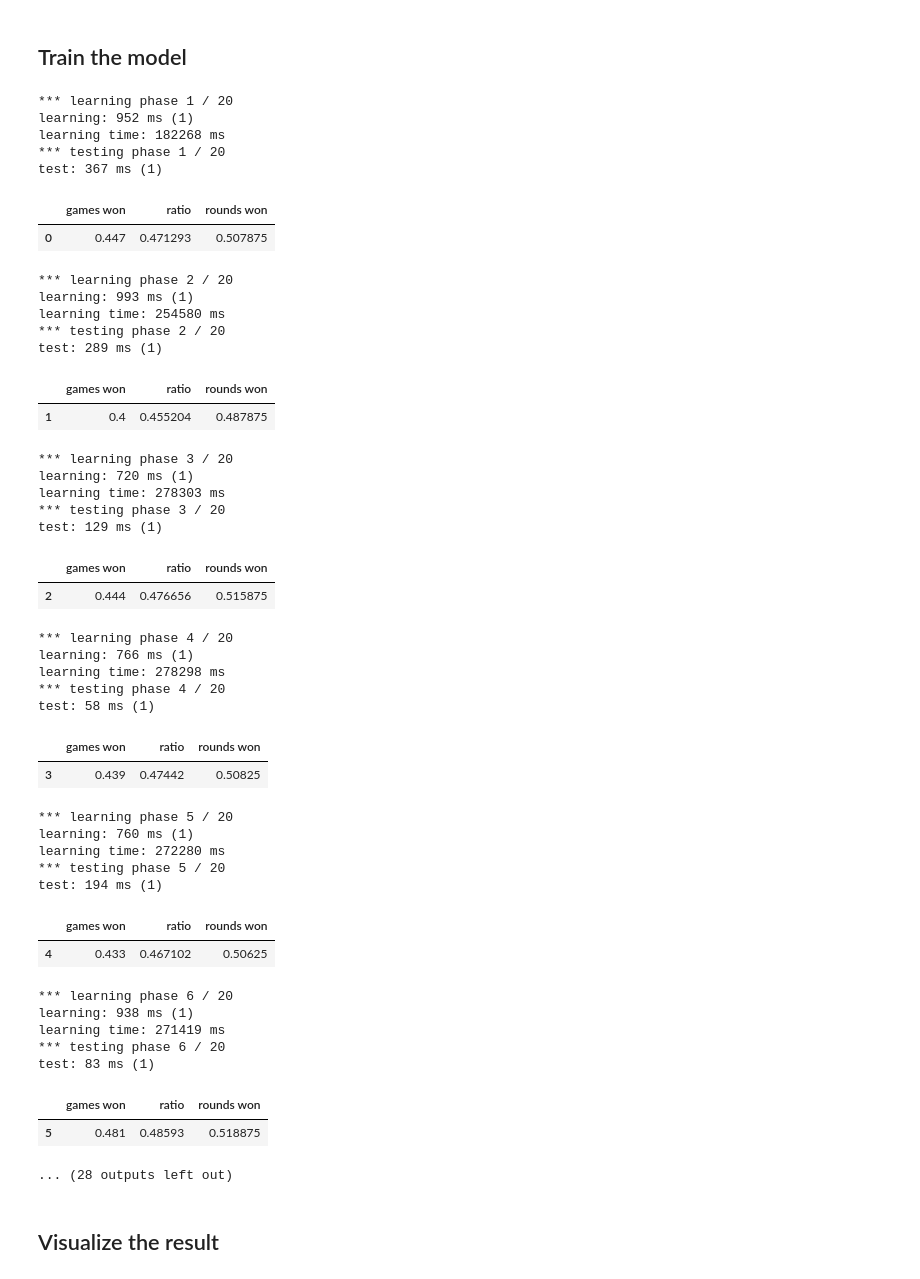
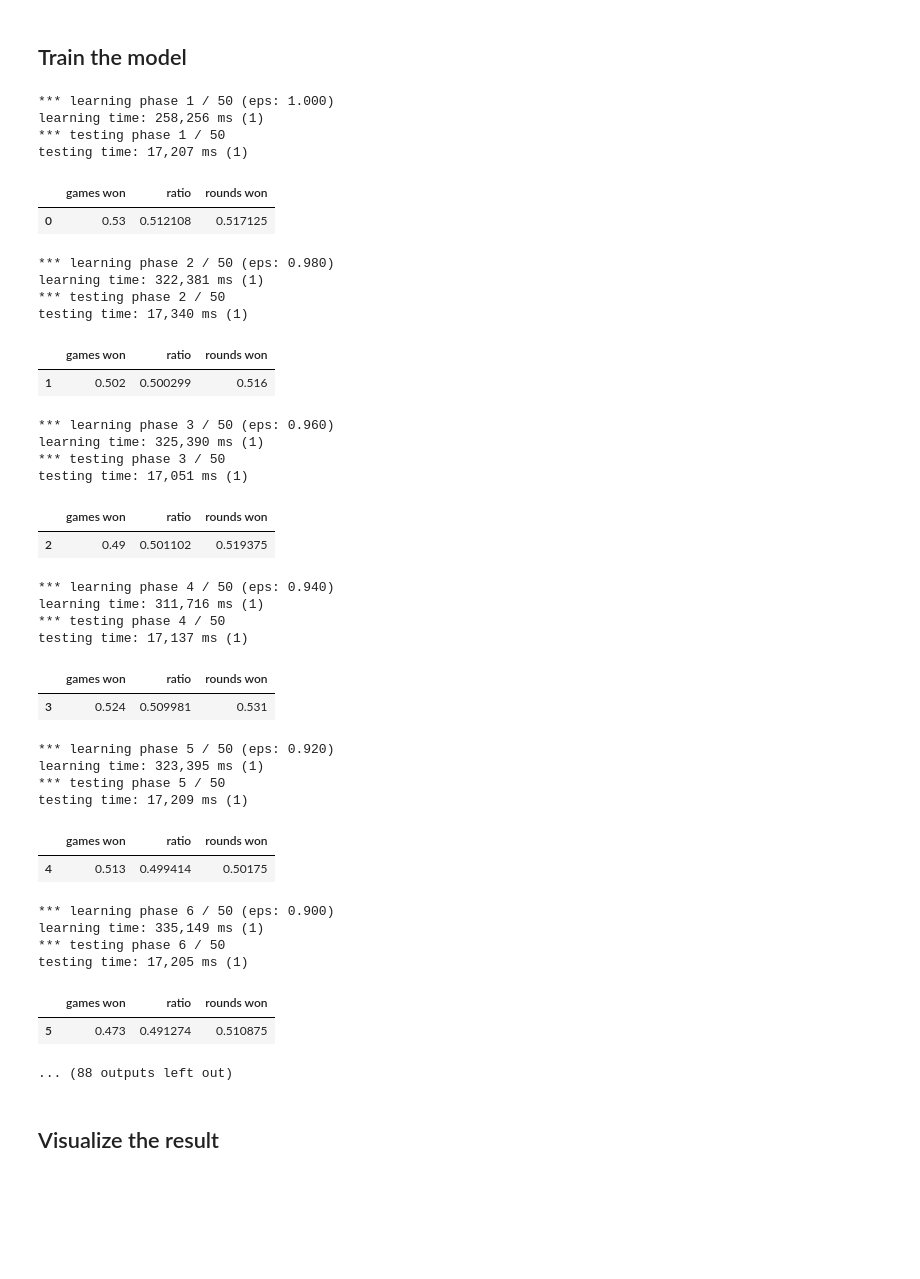
Before and after one commit to pajai/JassBot-Reinforcement-Learning, a Jupyter notebook: Reinforcement Learning - Jass.ipynb, the cells around one changed output. Drawn from its saved outputs; the diff is of its cells as text; code cells hidden in the pictures; blank space fills up the shorter version.

```diff
--- a/Reinforcement Learning - Jass.ipynb
+++ b/Reinforcement Learning - Jass.ipynb
@@ -19,7 +19,7 @@ from jassbot.utils.Logger import *
 
 %matplotlib inline
 
-nb_simulations = 20
+nb_simulations = 50
 nb_epochs = 1000
 nb_test_runs = 1000
 # %% [output]
@@ -35,53 +34,47 @@ epsilon = 1
 # %%
 state = init()
 
-train_and_test(model, state, stats, nb_simulations, nb_epochs, nb_test_runs, epsilon)
+stats = train_and_test(model, state, nb_simulations, nb_epochs, nb_test_runs, epsilon)
 
 #stats.to_csv('data/%s-stats.csv', now_as_string())
 # %% [output]
-*** learning phase 1 / 20
-learning: 952 ms (1)
-learning time: 182268 ms
-*** testing phase 1 / 20
-test: 367 ms (1)
+*** learning phase 1 / 50 (eps: 1.000)
+learning time: 258,256 ms (1)
+*** testing phase 1 / 50
+testing time: 17,207 ms (1)
 |  | games won | ratio | rounds won |
-| 0 | 0.447 | 0.471293 | 0.507875 |
+| 0 | 0.53 | 0.512108 | 0.517125 |
-*** learning phase 2 / 20
-learning: 993 ms (1)
-learning time: 254580 ms
-*** testing phase 2 / 20
-test: 289 ms (1)
+*** learning phase 2 / 50 (eps: 0.980)
+learning time: 322,381 ms (1)
+*** testing phase 2 / 50
+testing time: 17,340 ms (1)
 |  | games won | ratio | rounds won |
-| 1 | 0.4 | 0.455204 | 0.487875 |
+| 1 | 0.502 | 0.500299 | 0.516 |
-*** learning phase 3 / 20
-learning: 720 ms (1)
-learning time: 278303 ms
-*** testing phase 3 / 20
-test: 129 ms (1)
+*** learning phase 3 / 50 (eps: 0.960)
+learning time: 325,390 ms (1)
+*** testing phase 3 / 50
+testing time: 17,051 ms (1)
 |  | games won | ratio | rounds won |
-| 2 | 0.444 | 0.476656 | 0.515875 |
+| 2 | 0.49 | 0.501102 | 0.519375 |
-*** learning phase 4 / 20
-learning: 766 ms (1)
-learning time: 278298 ms
-*** testing phase 4 / 20
-test: 58 ms (1)
+*** learning phase 4 / 50 (eps: 0.940)
+learning time: 311,716 ms (1)
+*** testing phase 4 / 50
+testing time: 17,137 ms (1)
 |  | games won | ratio | rounds won |
-| 3 | 0.439 | 0.47442 | 0.50825 |
+| 3 | 0.524 | 0.509981 | 0.531 |
-*** learning phase 5 / 20
-learning: 760 ms (1)
-learning time: 272280 ms
-*** testing phase 5 / 20
-test: 194 ms (1)
+*** learning phase 5 / 50 (eps: 0.920)
+learning time: 323,395 ms (1)
+*** testing phase 5 / 50
+testing time: 17,209 ms (1)
 |  | games won | ratio | rounds won |
-| 4 | 0.433 | 0.467102 | 0.50625 |
+| 4 | 0.513 | 0.499414 | 0.50175 |
-*** learning phase 6 / 20
-learning: 938 ms (1)
-learning time: 271419 ms
-*** testing phase 6 / 20
-test: 83 ms (1)
+*** learning phase 6 / 50 (eps: 0.900)
+learning time: 335,149 ms (1)
+*** testing phase 6 / 50
+testing time: 17,205 ms (1)
 |  | games won | ratio | rounds won |
-| 5 | 0.481 | 0.48593 | 0.518875 |
+| 5 | 0.473 | 0.491274 | 0.510875 |
-... (28 outputs left out)
+... (88 outputs left out)
 # %% [markdown]
 ## Visualize the result
 # %%
```
Also changed, not shown: parts of 4 cells of this notebook.
